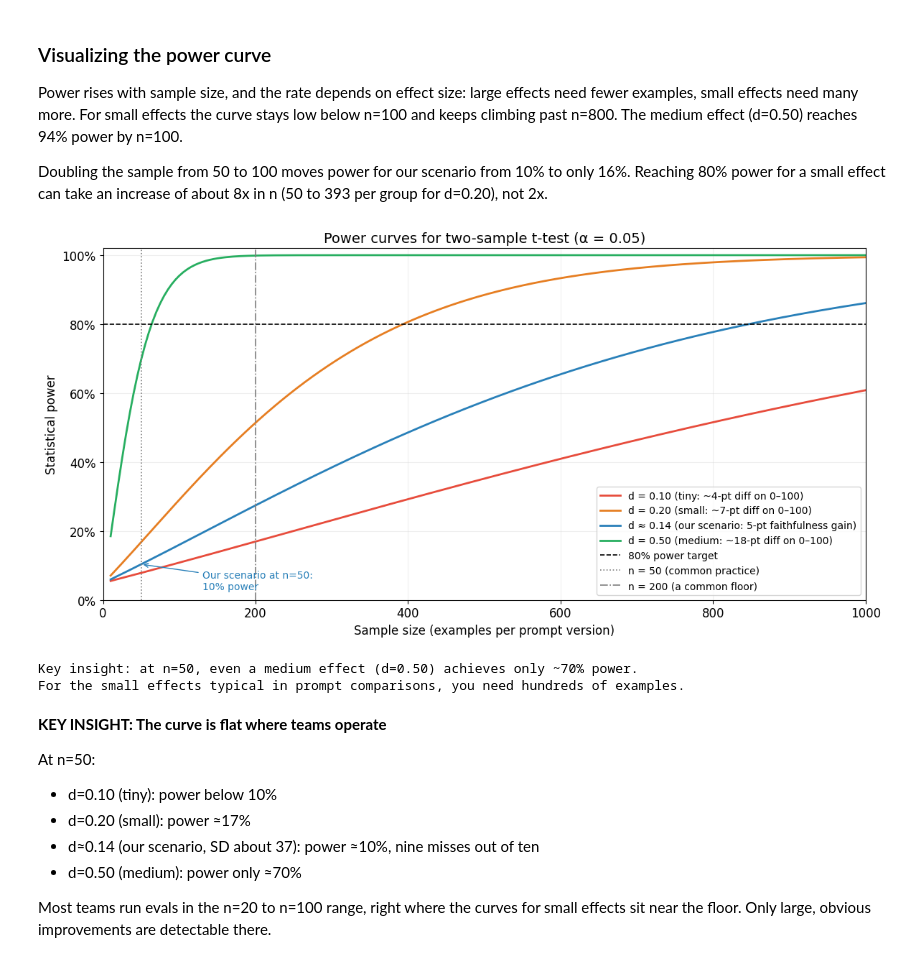
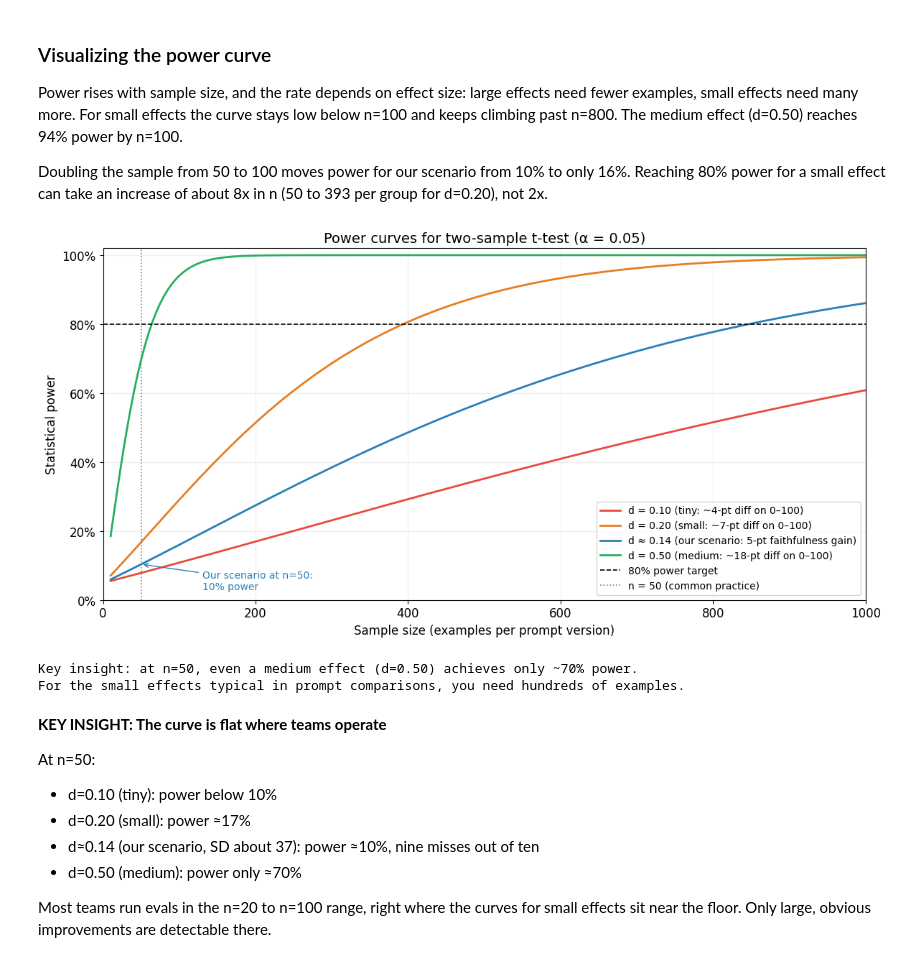
Before and after one commit to RudrenduPaul/statistical-testing-for-llm-evaluations, a Jupyter notebook: notebooks/01-power-analysis-llm-evals.ipynb, the cells around one changed output. Saved outputs shown, nothing was run; the diff lists cells and outputs as text; code cells hidden in the pictures.

```diff
--- a/notebooks/01-power-analysis-llm-evals.ipynb
+++ b/notebooks/01-power-analysis-llm-evals.ipynb
@@ -420,38 +411,34 @@ ax.axhline(0.80, color='black', linestyle='--', linewidth=1.2, label='80% power
 
 # n=50 reference: this is what most teams run. Notice it is far below 80% for
 # all but the largest effect sizes.
 ax.axvline(50, color='gray', linestyle=':', linewidth=1.2, label='n = 50 (common practice)')
 
-# n=200 is a common floor: still insufficient for tiny effects,
-# but adequate for the medium range that most comparisons fall into
-ax.axvline(200, color='gray', linestyle='-.', linewidth=1.2, label='n = 200 (a common floor)')
-
 ax.set_xlabel('Sample size (examples per prompt version)')
 ax.set_ylabel('Statistical power')
 ax.set_title('Power curves for two-sample t-test (α = 0.05)')
 ax.set_ylim(0, 1.02)
 ax.set_xlim(0, 1000)
 # Format y-axis as percentages to make the 80% target immediately readable
 ax.yaxis.set_major_formatter(plt.FuncFormatter(lambda y, _: f'{y:.0%}'))
 ax.legend(loc='lower right', fontsize=10)
 
 # Arrow annotation marking where our scenario falls at n=50
 ax.annotate(
     f'Our scenario at n=50:\n{power_50:.0%} power',
     xy=(50, power_50),
     xytext=(130, 0.03),
     arrowprops=dict(arrowstyle='->', color='#2980b9'),
     color='#2980b9',
     fontsize=10
 )
 
 plt.tight_layout()
 plt.show()
 
 print("\nKey insight: at n=50, even a medium effect (d=0.50) achieves only ~70% power.")
 print("For the small effects typical in prompt comparisons, you need hundreds of examples.")
 # %% [output]
-[figure, old version]
+[figure, new version]
 Key insight: at n=50, even a medium effect (d=0.50) achieves only ~70% power.
 For the small effects typical in prompt comparisons, you need hundreds of examples.
 # %% [markdown]
```
Also changed, not shown: parts of 29 cells of this notebook, 1 other file.
